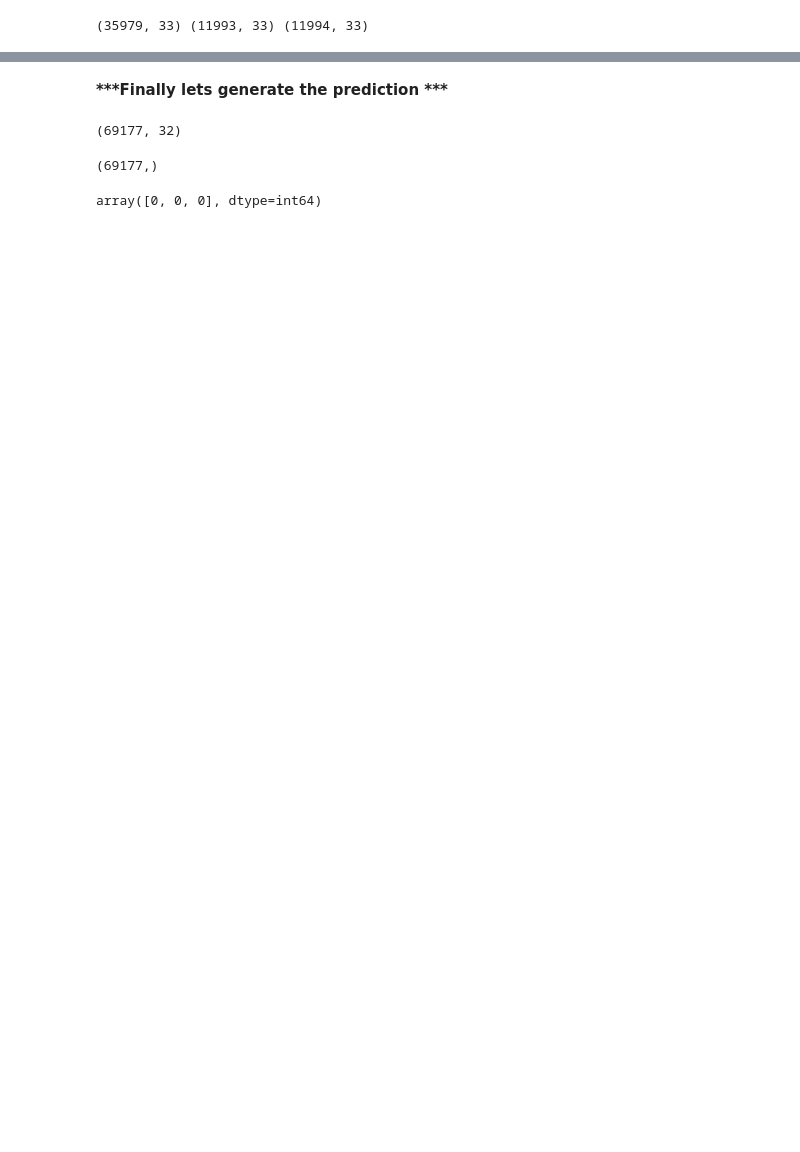
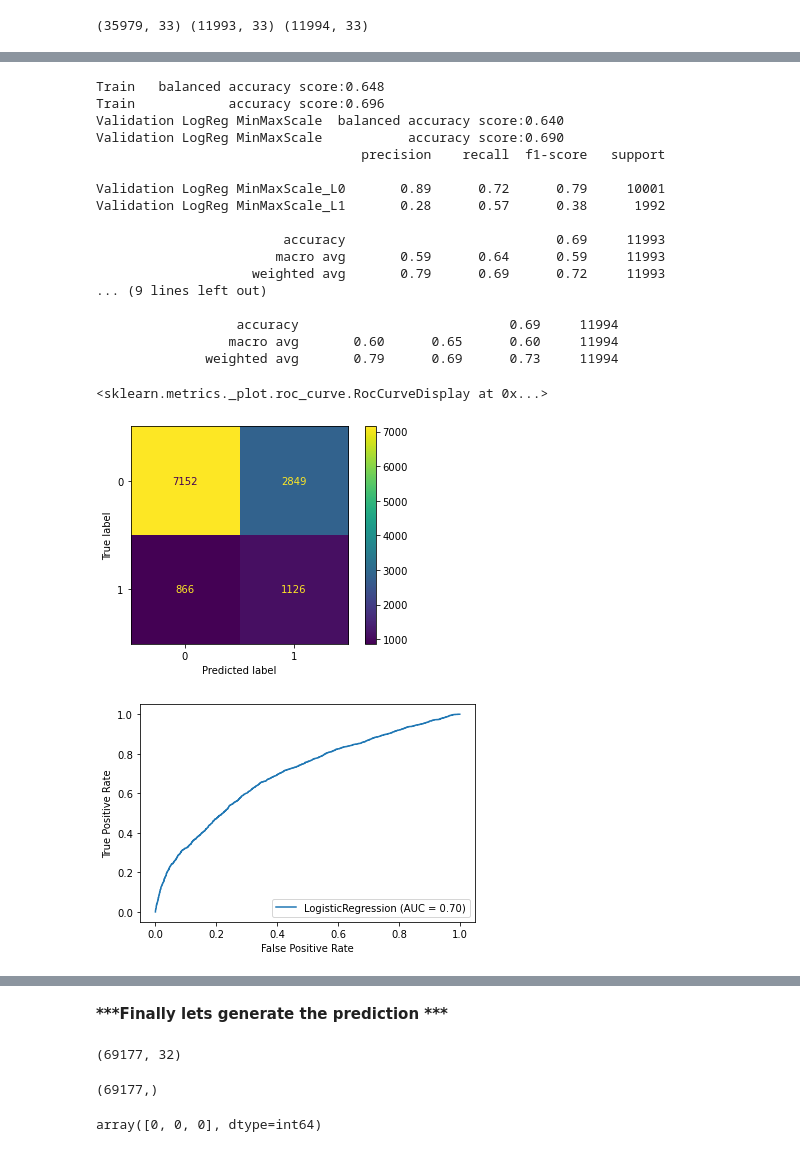
Before and after one commit to s3785704/machine-learning-assign01, a Jupyter notebook: assign1.ipynb, the cells around one changed output, grey strips where cells are left out. Cells and saved outputs as stored; diff of their text form; code cells hidden in the pictures; blank space fills up the shorter version.

```diff
--- a/assign1.ipynb
+++ b/assign1.ipynb
@@ -923,0 +633,34 @@ plot_roc_curve(clf,test_X,test_y)
+# %%
+MinMaxScaler_Train = MinMaxScaler().fit(train_X)
+train_X_scale= MinMaxScaler_Train.transform(train_X)
+val_X_scale = MinMaxScaler_Train.transform(val_X)
+test_X_scale= MinMaxScaler_Train.transform(test_X)
+# %%
+clf_scale = LogisticRegression(random_state=0,solver='liblinear',max_iter=1000,class_weight='balanced').fit(train_X_scale,train_y.ravel())
+plot_confusion_matrix(clf_scale,val_X_scale,val_y)
+print_f1_scores(clf_scale,train_X_scale,train_y,val_X_scale,val_y,"Validation LogReg MinMaxScale")
+print_classification_report(clf_scale,val_X_scale,val_y,"Validation LogReg MinMaxScale")
+print_f1_scores(clf_scale,train_X_scale,train_y,test_X_scale,test_y,"Test LogReg MinMaxScale")
+print_classification_report(clf_scale,test_X_scale,test_y,"Test LogReg MinMaxScale")
+plot_roc_curve(clf_scale,test_X_scale,test_y)
+# %% [output]
+Train   balanced accuracy score:0.648
+Train            accuracy score:0.696
+Validation LogReg MinMaxScale  balanced accuracy score:0.640
+Validation LogReg MinMaxScale           accuracy score:0.690
+                                  precision    recall  f1-score   support
+
+Validation LogReg MinMaxScale_L0       0.89      0.72      0.79     10001
+Validation LogReg MinMaxScale_L1       0.28      0.57      0.38      1992
+
+                        accuracy                           0.69     11993
+                       macro avg       0.59      0.64      0.59     11993
+                    weighted avg       0.79      0.69      0.72     11993
+... (9 lines left out)
+
+                  accuracy                           0.69     11994
+                 macro avg       0.60      0.65      0.60     11994
+              weighted avg       0.79      0.69      0.73     11994
+<sklearn.metrics._plot.roc_curve.RocCurveDisplay at 0x...>
+[figure, added]
+[figure, added]
```
Also changed, not shown: parts of 108 cells of this notebook.
